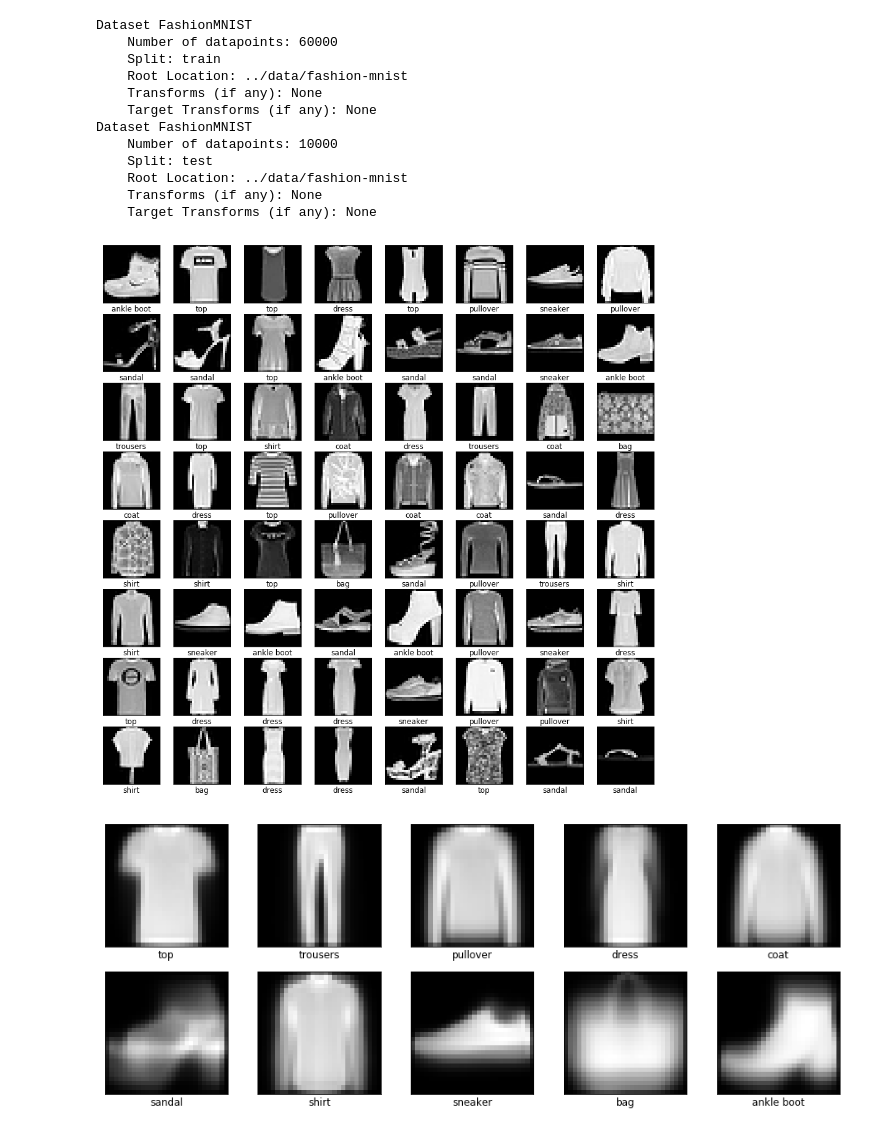
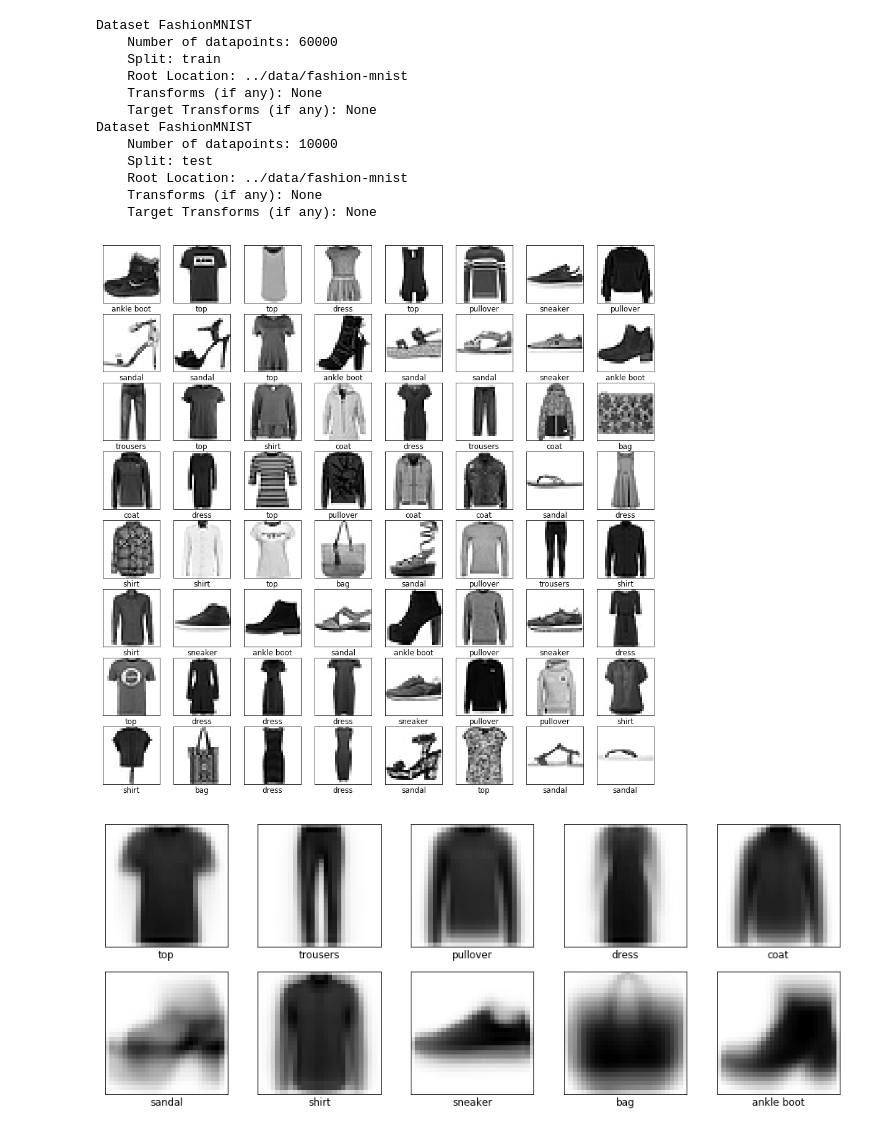
Before and after one commit to czyzi0/ml-notebooks, a Jupyter notebook: notebooks/fashion-mnist-classification.ipynb, the cells around one changed output. Drawn from its saved outputs; the diff is of its cells as text; code cells hidden in the pictures.

```diff
--- a/notebooks/fashion-mnist-classification.ipynb
+++ b/notebooks/fashion-mnist-classification.ipynb
@@ -18,7 +18,7 @@ train_set = torchvision.datasets.FashionMNIST(
 test_set = torchvision.datasets.FashionMNIST(
     root='../data/fashion-mnist', train=False, download=True)
 # %%
-labels = [
+classes = [
     'top', 'trousers', 'pullover', 'dress', 'coat',
     'sandal', 'shirt', 'sneaker', 'bag', 'ankle boot']
 # %%
@@ -45,26 +45,26 @@ train_y = np.array(train_set.train_labels)
 plt.figure(figsize=(16, 16))
 for i in range(64):
     plt.subplot(8, 8, i + 1)
-    plt.imshow(train_x[i], cmap=plt.cm.gray)
-    plt.xlabel(labels[train_y[i]])
+    plt.imshow(train_x[i], cmap=plt.cm.binary)
+    plt.xlabel(classes[train_y[i]])
     plt.xticks([])
     plt.yticks([])
 plt.show()
 # %% [output]
-[figure, old version]
+[figure, new version]
 # %%
-centroids = [(labels[i], np.mean(train_x[train_y == i], axis=0)) for i, _ in enumerate(labels)]
+centroids = [(class_, np.mean(train_x[train_y == i], axis=0)) for i, class_ in enumerate(classes)]
 
 plt.figure(figsize=(16, 6))
-for i, (label, image) in enumerate(centroids):
+for i, (class_, image) in enumerate(centroids):
     plt.subplot(2, 5, i + 1)
-    plt.imshow(image, cmap=plt.cm.gray)
-    plt.xlabel(label)
+    plt.imshow(image, cmap=plt.cm.binary)
+    plt.xlabel(class_)
     plt.xticks([])
     plt.yticks([])
 plt.show()
 # %% [output]
-[figure, old version]
+[figure, new version]
 # %%
 plt.figure(figsize=(16, 7))
 for i, (algorithm_name, algorithm) in enumerate([
```
Also changed, not shown: parts of 15 cells of this notebook.
